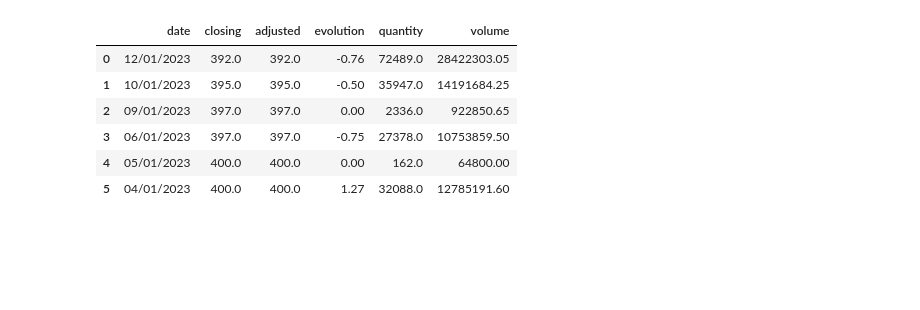
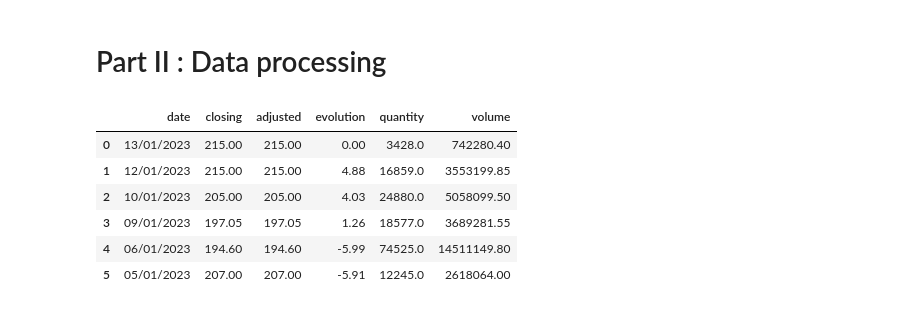
Before and after one commit to OussamaDERAOUI/PYTHON_PROJECT, a Jupyter notebook: PYTHON_PROJECT.ipynb, the cells around one changed output. Saved outputs shown, nothing was run; the diff lists cells and outputs as text; code cells hidden in the pictures; blank space fills up the shorter version.

```diff
--- a/PYTHON_PROJECT.ipynb
+++ b/PYTHON_PROJECT.ipynb
@@ -109,3 +85,4 @@ def aspx_to_csv(name_aspx):
 # %%
-name = "bmci.aspx"
+%%timeit
+name = "bcp.aspx"
 aspx_to_csv(name)
@@ -111,0 +91,2 @@ aspx_to_csv(name)
+# %% [markdown]
+# Part II : Data processing
@@ -113,6 +96,8 @@ aspx_to_csv(name)
 import pandas as pd
 import numpy as np
 import matplotlib.pyplot as plt
+import plotly.graph_objects as go
+import plotly.offline as pyo
 
 class Stock:
 
@@ -121,20 +106,57 @@ class Stock:
         aspx_to_csv(name+".aspx")
         self.data = pd.read_csv(name+'_csv.csv')
 
-    def graph(self,m,nsma):
+    def staticgraph(self):
 
-        ''' this an instance method that graphs volumes in bars and value'''
+        ''' this an instance method that graphs volumes in bars and value in a line'''
 
         fig, ax1 = plt.subplots(figsize=(8, 8))
         ax2 = ax1.twinx()
         ax1.bar(self.data.index,self.data['volume'],color='orange',label='volume')
         ax2.plot(self.data.index,self.data["adjusted"],color='blue',label='value')
         ax1.grid(zorder=0)
-
-        plt.plot(stock.momentum(m),color='red',label='Momentum')
-        plt.plot(stock.sma(nsma),color='green',label='Moving Average')
         plt.legend()
         plt.show()
+
+    def staticgraph_Mm_Sma(self,m,nsma):
+
+        ''' this an instance method that graphs volumes in bars
+        and value, Momentum, Simple Moving Average in lines'''
+
+        fig, ax1 = plt.subplots(figsize=(8, 8))
+        ax2 = ax1.twinx()
+        ax1.bar(self.data.index,self.data['volume'],color='orange',label='volume')
+        ax2.plot(self.data.index,self.data["adjusted"],color='blue',label='value')
+        ax1.grid(zorder=0)
+        plt.plot(self.momentum(m),color='red',label='Momentum')
+        plt.plot(self.sma(nsma),color='green',label='Moving Average')
+        plt.legend()
+        plt.show()
+
+
+    def dynamicgraph(self):
+        graph1 = go.Scatter(x=self.data.date, y=self.data.closing, name='Value')
+        graph2 = go.Scatter(x=self.data.date, y=self.data.volume, name='Volume', yaxis='y2')
+        data = [graph1, graph2]
+        layout = go.Layout(title=self.name, xaxis=dict(title='Date'), yaxis=dict(title='Value'),
+                           yaxis2=dict(title='Volume', overlaying='y', side='right'))
+        # to add shared area of the date
+        layout.update(shapes=[dict(type='rect',x0='2022-01-01',y0=0,x1='2022-12-31',y1=self.data["closing"].max(),opacity=0)])
+        fig = go.Figure(data=data, layout=layout)
+        pyo.iplot(fig)
+
+    def dynamicgraph_Mm_Sma(self,m,nsma):
+        graph1 = go.Scatter(x=self.data.date, y=self.data.closing, name='Value')
+        graph2 = go.Scatter(x=self.data.date, y=self.data.volume, name='Volume', yaxis='y2')
+        graph3 = go.Scatter(x=self.data.date, y=self.momentum(m), name='Moving average (m)', line=dict(color='red'))
+        graph4 = go.Scatter(x=self.data.date, y=self.sma(nsma), name='Simple moving average (sma)', line=dict(color='green'))
+        data = [graph1, graph2, graph3, graph4]
+        layout = go.Layout(title=self.name, xaxis=dict(title='Date'), yaxis=dict(title='Value'),
+                           yaxis2=dict(title='Volume', overlaying='y', side='right'))
+        # to add shared area of the date
+        layout.update(shapes=[dict(type='rect',x0='2022-01-01',y0=0,x1='2022-12-31',y1=self.data["closing"].max(),opacity=0)])
+        fig = go.Figure(data=data, layout=layout)
+        pyo.iplot(fig)
 
     def maximumValue(self):
         return self.data['adjusted'].max()
@@ -152,46 +174,50 @@ class Stock:
         length = len(self.data)
         if type(N) is list:
             lst = []
+            columns=[]
             for j in range(len(N)):
                 m = []
                 for i in range(0,length):
                     if i < N[j]:
                         continue
                     else:
                         m.append(self.data['closing'][i] - self.data['closing'][i-N[j]])
 
                 lst.append(m)
-            df = pd.DataFrame (lst)
+            df = pd.DataFrame (lst, )
             return lst
 
         else:
             m= []
             for i in range(0,length):
                 if i < N:
-                    continue
+                    i=N
                 else:
                     m.append(self.data['closing'][i] - self.data['closing'][i-N])
-            df = pd.DataFrame (m, columns = [N])
+            df = pd.DataFrame (m, columns = ['Momentum N= '+str(N)])
             return df
 
     def sma(self,N):
         windows = self.data['closing'].rolling(N)
 
         ma = windows.mean()
 
         malst = ma.tolist()
         lst = malst[N - 1:]
+        df = pd.DataFrame (lst, columns = ['SMA N= '+str(N)])
+        return df
 
-        return lst
 
-stock = Stock("tijari")
+
+
+stock = Stock("bcp")
 stock.data.head(6)
 # %% [output]
 |  | date | closing | adjusted | evolution | quantity | volume |
-| 0 | 12/01/2023 | 392.0 | 392.0 | -0.76 | 72489.0 | 28422303.05 |
-| 1 | 10/01/2023 | 395.0 | 395.0 | -0.50 | 35947.0 | 14191684.25 |
-| 2 | 09/01/2023 | 397.0 | 397.0 | 0.00 | 2336.0 | 922850.65 |
-| 3 | 06/01/2023 | 397.0 | 397.0 | -0.75 | 27378.0 | 10753859.50 |
-| 4 | 05/01/2023 | 400.0 | 400.0 | 0.00 | 162.0 | 64800.00 |
-| 5 | 04/01/2023 | 400.0 | 400.0 | 1.27 | 32088.0 | 12785191.60 |
+| 0 | 13/01/2023 | 215.00 | 215.00 | 0.00 | 3428.0 | 742280.40 |
+| 1 | 12/01/2023 | 215.00 | 215.00 | 4.88 | 16859.0 | 3553199.85 |
+| 2 | 10/01/2023 | 205.00 | 205.00 | 4.03 | 24880.0 | 5058099.50 |
+| 3 | 09/01/2023 | 197.05 | 197.05 | 1.26 | 18577.0 | 3689281.55 |
+| 4 | 06/01/2023 | 194.60 | 194.60 | -5.99 | 74525.0 | 14511149.80 |
+| 5 | 05/01/2023 | 207.00 | 207.00 | -5.91 | 12245.0 | 2618064.00 |
 # %%
```
Also changed, not shown: parts of 22 cells of this notebook, 4 other files.
